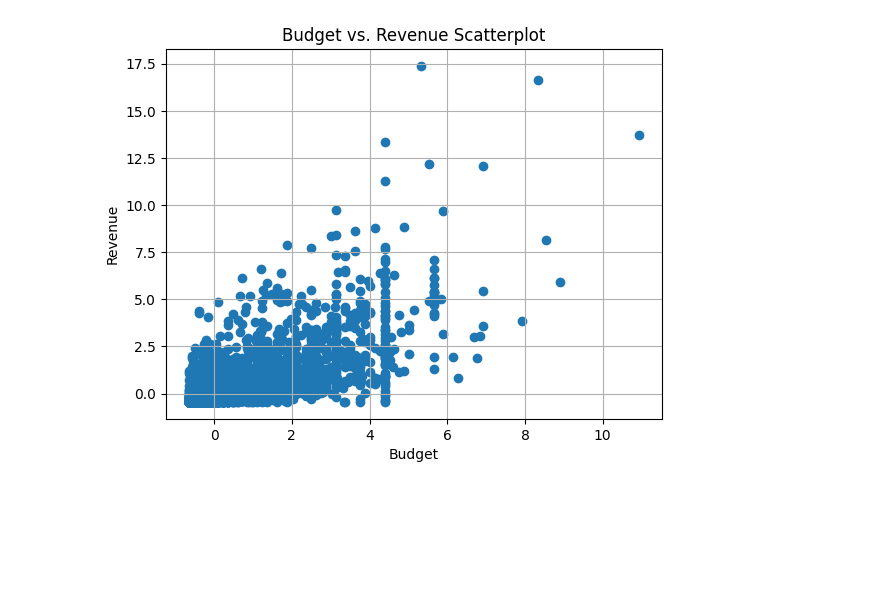
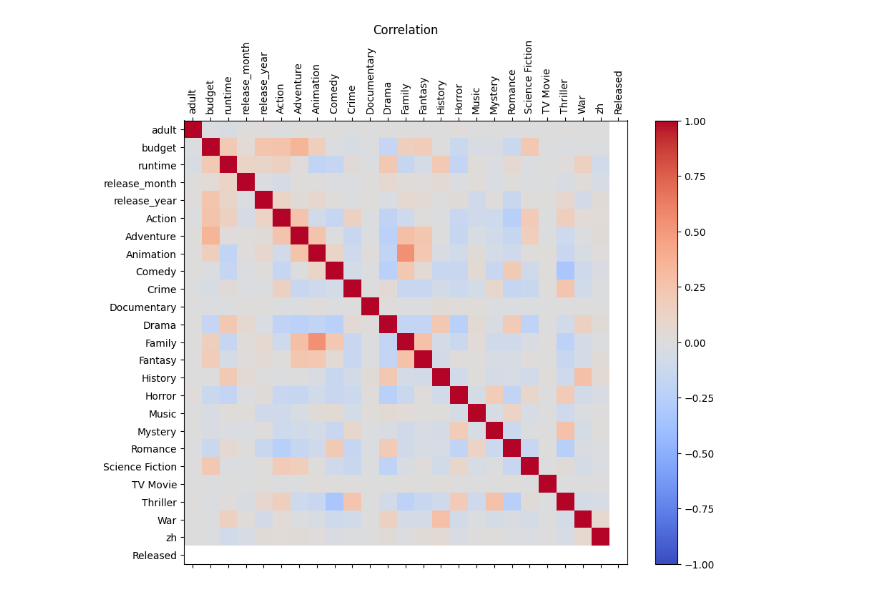
Before and after one commit to hridayc7/box_office_busters, a Jupyter notebook: src/regression.ipynb, the cells around one changed output. Cells and saved outputs as stored; diff of their text form; code cells hidden in the pictures; blank space fills up the shorter version.

```diff
--- a/src/regression.ipynb
+++ b/src/regression.ipynb
@@ -39,30 +56,21 @@ print(X.head())
 # %%
 def correlationHeatmap(X):
     corr_matrix = X.corr()
     img = plt.matshow(
         corr_matrix,
         cmap='coolwarm',
         vmin=-1,
         vmax=1
     )
     img.figure.set_size_inches( 10, 8 )
     img.axes.set_xticks(np.arange(corr_matrix.shape[1]), labels= list(corr_matrix.columns), rotation='vertical')
     img.axes.set_yticks(np.arange(corr_matrix.shape[1]), labels=list(corr_matrix.index), rotation='horizontal')
     img.figure.colorbar(img)
     img.axes.set_title("Correlation")
     plt.show()
-#correlationHeatmap(X)
+correlationHeatmap(X)
+# %% [output]
+[figure, added]
-# %%
-def budget_revenue_plot(X,y):
-    plt.scatter(X['budget'], y)
-    plt.xlabel('Budget')
-    plt.ylabel('Revenue')
-    plt.title('Budget vs. Revenue Scatterplot')
-    plt.grid(True)
-    plt.show()
-budget_revenue_plot(X,y)
-# %% [output]
-[figure, removed]
 # %%
 X_train, X_test, y_train, y_test = train_test_split(X, y, test_size=0.2)
 
```
Also changed, not shown: parts of 6 cells of this notebook, 2 other files.
